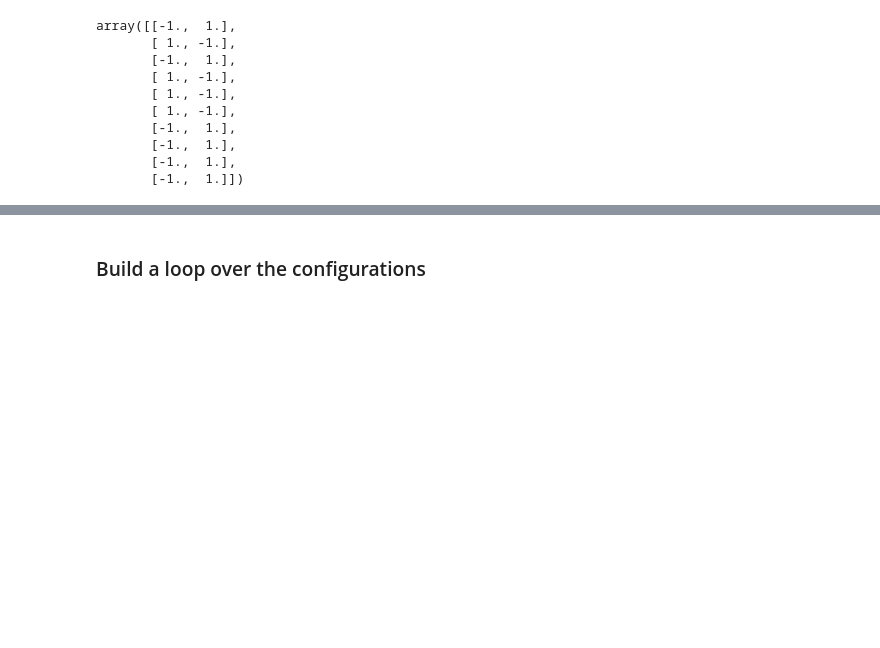
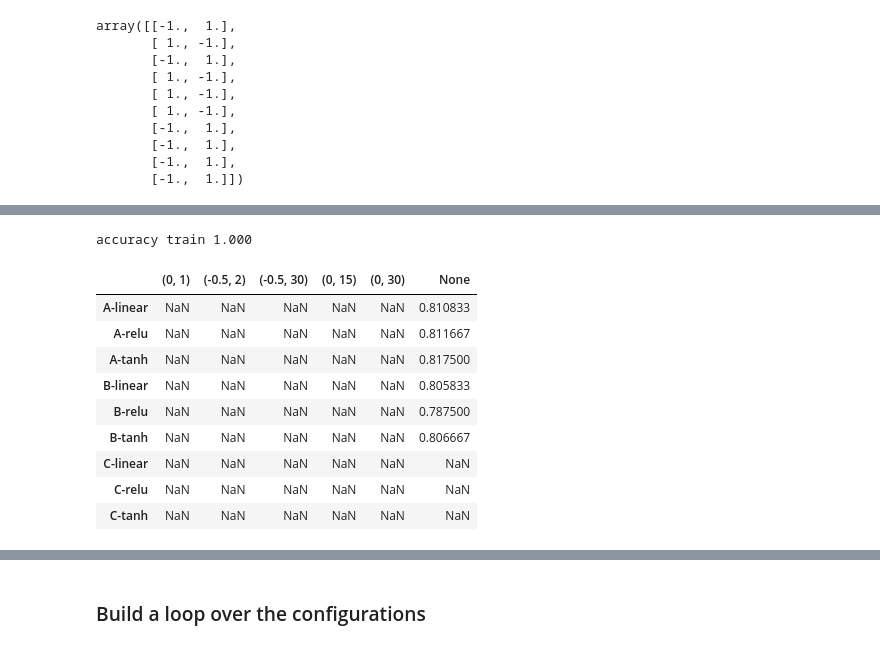
Before and after one commit to andresperez86/deepLaerning-, a Jupyter notebook: U2.09 - [TALLER] - Multimodal architectures.ipynb, the cells around one changed output, grey strips where cells are left out. Cells and saved outputs as stored; diff of their text form; code cells hidden in the pictures; blank space fills up the shorter version.

```diff
--- a/U2.09 - [TALLER] - Multimodal architectures.ipynb
+++ b/U2.09 - [TALLER] - Multimodal architectures.ipynb
@@ -266,0 +301,16 @@ ValueError: ignored
+# %%
+acc=get_accuracyB(activationfunct="tanh", k_0=0, k_1=0)
+r_test.iloc[5][5]=acc
+r_test
+# %% [output]
+accuracy train 1.000
+|  | (0, 1) | (-0.5, 2) | (-0.5, 30) | (0, 15) | (0, 30) | None |
+| A-linear | NaN | NaN | NaN | NaN | NaN | 0.810833 |
+| A-relu | NaN | NaN | NaN | NaN | NaN | 0.811667 |
+| A-tanh | NaN | NaN | NaN | NaN | NaN | 0.817500 |
+| B-linear | NaN | NaN | NaN | NaN | NaN | 0.805833 |
+| B-relu | NaN | NaN | NaN | NaN | NaN | 0.787500 |
+| B-tanh | NaN | NaN | NaN | NaN | NaN | 0.806667 |
+| C-linear | NaN | NaN | NaN | NaN | NaN | NaN |
+| C-relu | NaN | NaN | NaN | NaN | NaN | NaN |
+| C-tanh | NaN | NaN | NaN | NaN | NaN | NaN |
```
Also changed, not shown: parts of 8 cells of this notebook.
